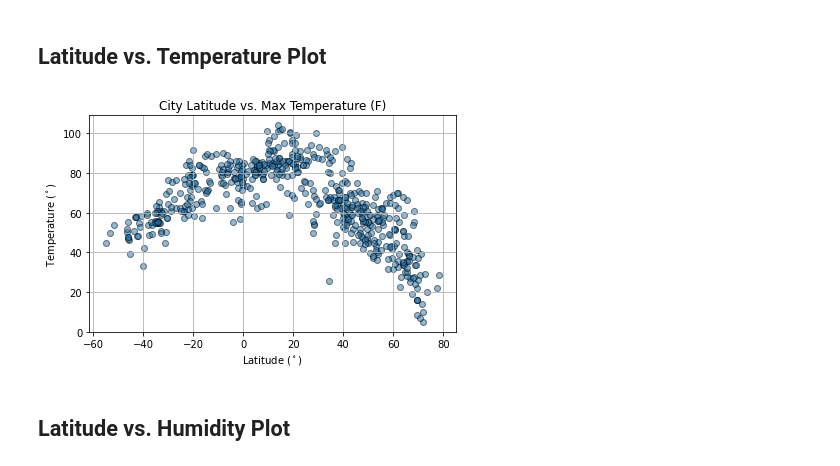
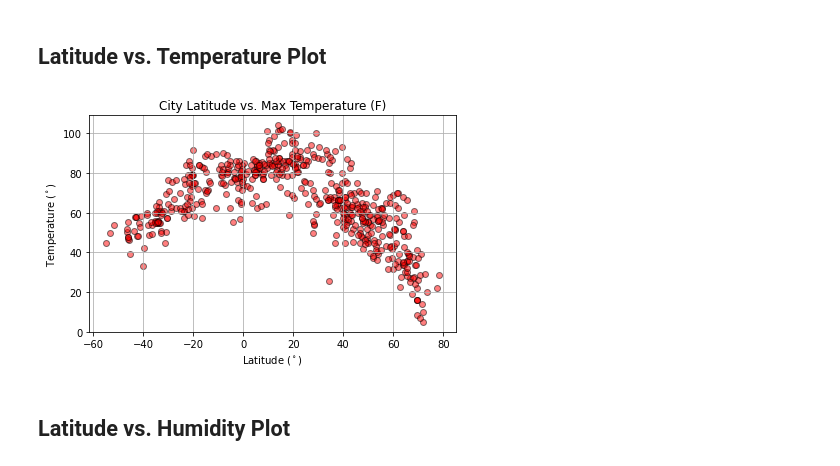
Before and after one commit to mgeorgic/Python-API-Weather, a Jupyter notebook: Code/WeatherPy.ipynb, the cells around one changed output. Cells and saved outputs as stored; diff of their text form; code cells hidden in the pictures.

Commit message:
all graphs, but humidity complete

```diff
--- a/Code/WeatherPy.ipynb
+++ b/Code/WeatherPy.ipynb
@@ -171,18 +171,18 @@ Skip this step if there are no cities that have humidity > 100%.
 # %%
 # Create Scatter Plots
 # ($^\circ$) is for degrees symbol
-plt.scatter(city_weather_df["Lat"], city_weather_df["Max Temp"], alpha=.5, edgecolors="black", marker ="o")
+plt.scatter(city_weather_df["Lat"], city_weather_df["Max Temp"], alpha=.5, facecolors="red", edgecolors="black", marker ="o")
 plt.title(f"City Latitude vs. Max Temperature (F)")
 plt.xlabel("Latitude ($^\circ$)")
 plt.ylabel("Temperature ($^\circ$)")
 plt.grid(True)
 plt.tight_layout()
 
 # Save figure to Images folder
 plt.savefig("../Images/LatvsTemp.png")
 plt.show()
 # %% [output]
-[figure, old version]
+[figure, new version]
 # %% [markdown]
 ## Latitude vs. Humidity Plot
 # %%
```
Also changed, not shown: parts of 3 cells of this notebook, 3 other files.
